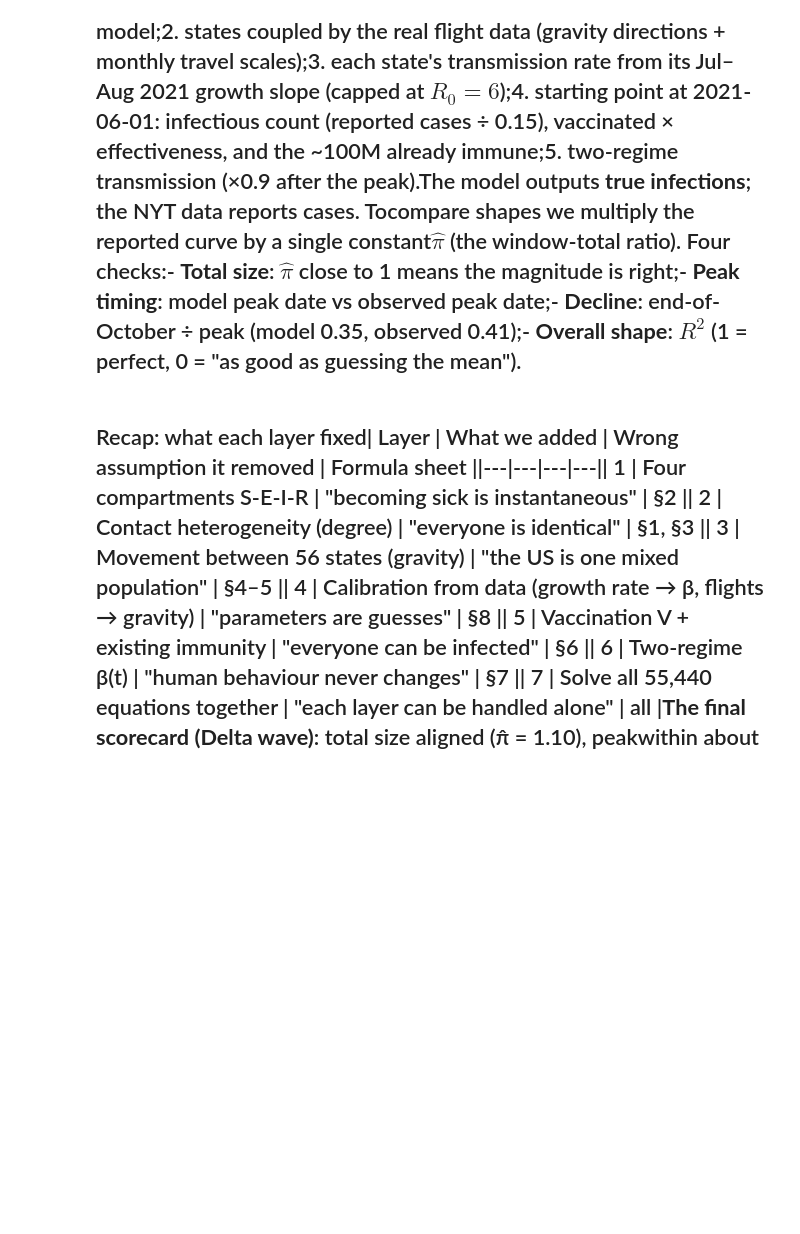
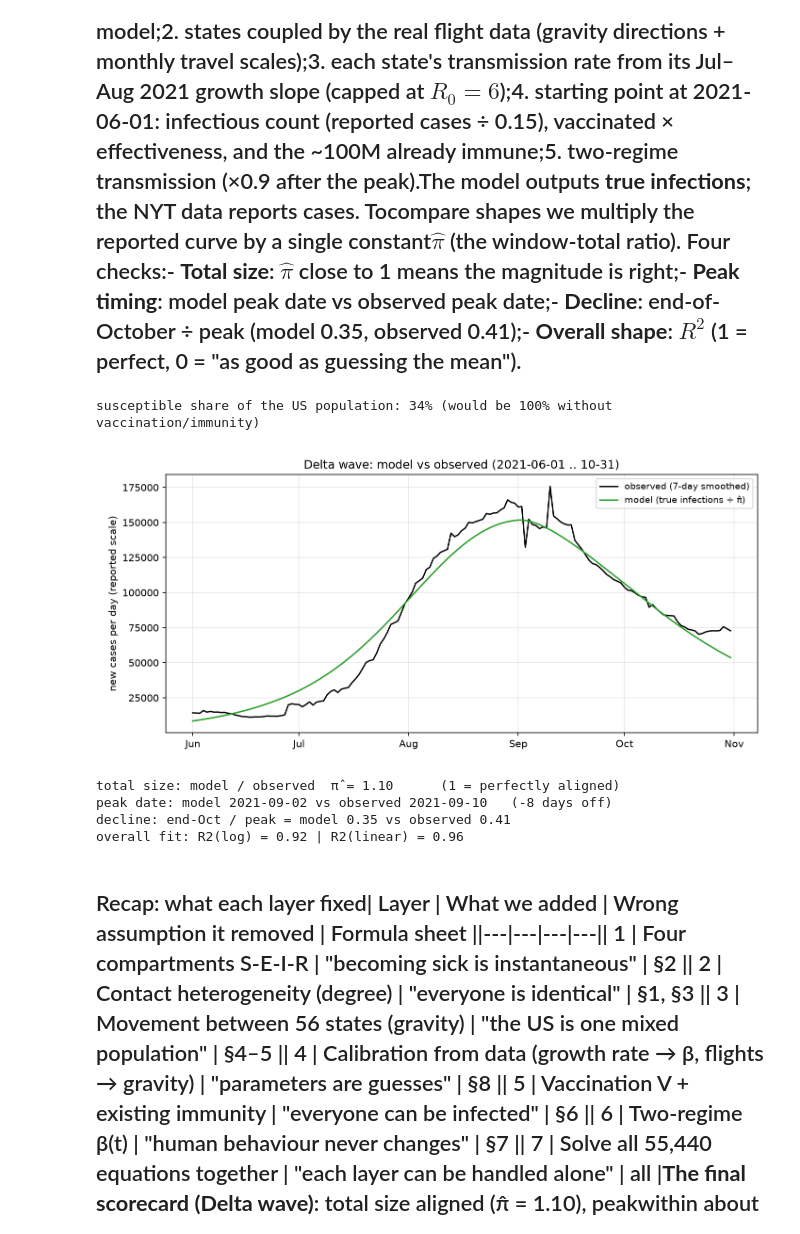
Before and after one commit to Zikai311/US_COVID, a Jupyter notebook: notebooks/06_covid_case_study.ipynb, the cells around one changed output. Saved outputs shown, nothing was run; the diff lists cells and outputs as text; code cells hidden in the pictures; blank space fills up the shorter version.

```diff
--- a/notebooks/06_covid_case_study.ipynb
+++ b/notebooks/06_covid_case_study.ipynb
@@ -184,7 +204,6 @@ for code in JURISDICTIONS:
     I0[code] = i0 / pi0
     E0[code] = I0[code] * (rs[code] + gamma) / sigma
 
-grid_m = [f'{y:04d}-{m:02d}' for y, m in [(2020, 1)] and [(2020, 1)]] or []
 vax2 = pd.read_csv('../data/cdc_vax_state_monthly.csv')
 gidx = [f'{y:04d}-{m:02d}' for y in range(2020, 2024) for m in range(1, 13)][:39]
 pv = vax2.pivot_table(index='state', columns='month', values='series_complete_flow') \
@@ -210,31 +229,38 @@ model = FusedMetapopulationSEIR(
     JURISDICTIONS, CENSUS_POPULATIONS, W_cal, mu0, s_func,
     k_vals, P_k, beta=beta_v, sigma=sigma, gamma=gamma,
     months=months_full, vac_flow=flow, vac_efficacy=eps, V0_dict=V0,
     R_init_dict=R0init, beta_scale=g2)
 t_sol, y_sol = model.simulate(TMAX, I0, E0, t0=T0)
 ni = model.daily_new_infections().sum(0)
 dates = [DAY0 + pd.Timedelta(days=int(t)) for t in t_sol]
 nat_obs_all = us.groupby('date')['new_cases_smooth'].sum()
 nat_obs = nat_obs_all.reindex(dates).fillna(0).values
 
 ph = ni.sum() / nat_obs.sum()
 pk_m = dates[int(np.argmax(ni))]; pk_o = nat_obs_all.loc[dates].idxmax()
 r2l = 1 - np.sum((np.log(ni / ph + 1) - np.log(nat_obs + 1)) ** 2) / np.sum((np.log(nat_obs + 1) - np.log(nat_obs + 1).mean()) ** 2)
 r2v = 1 - np.sum((ni / ph - nat_obs) ** 2) / np.sum((nat_obs - nat_obs.mean()) ** 2)
 oct_r = float(ni[-1] / ni[int(np.argmax(ni))]); oct_o = float(nat_obs[-1] / nat_obs.max())
 
 fig, ax = plt.subplots(figsize=(9.5, 4.4))
 ax.plot(dates, nat_obs, lw=1.4, color='k', label='observed (7-day smoothed)')
 ax.plot(dates, ni / ph, lw=1.5, color='C2', label='model (true infections ÷ π̂)')
 ax.set_ylabel('new cases per day (reported scale)')
 ax.set_title('Delta wave: model vs observed (2021-06-01 .. 10-31)')
 ax.xaxis.set_major_formatter(mdates.DateFormatter('%b'))
 ax.legend(fontsize=9); ax.grid(alpha=0.3)
 plt.tight_layout(); plt.savefig(f'{ASSETS}/fig86_delta_fit.png'); plt.show()
 show_fig(f'{ASSETS}/fig86_delta_fit.png')
 
 print(f'total size: model / observed  π̂ = {ph:.2f}      (1 = perfectly aligned)')
 print(f'peak date: model {pk_m.date()} vs observed {pk_o.date()}   ({(pk_m - pk_o).days} days off)')
 print(f'decline: end-Oct / peak = model {oct_r:.2f} vs observed {oct_o:.2f}')
 print(f'overall fit: R2(log) = {r2l:.2f} | R2(linear) = {r2v:.2f}')
+# %% [output]
+susceptible share of the US population: 34% (would be 100% without vaccination/immunity)
+[figure, added]
+total size: model / observed  π̂ = 1.10      (1 = perfectly aligned)
+peak date: model 2021-09-02 vs observed 2021-09-10   (-8 days off)
+decline: end-Oct / peak = model 0.35 vs observed 0.41
+overall fit: R2(log) = 0.92 | R2(linear) = 0.96
 # %% [markdown]
```
Also changed, not shown: parts of 9 cells of this notebook, 4 other files.
